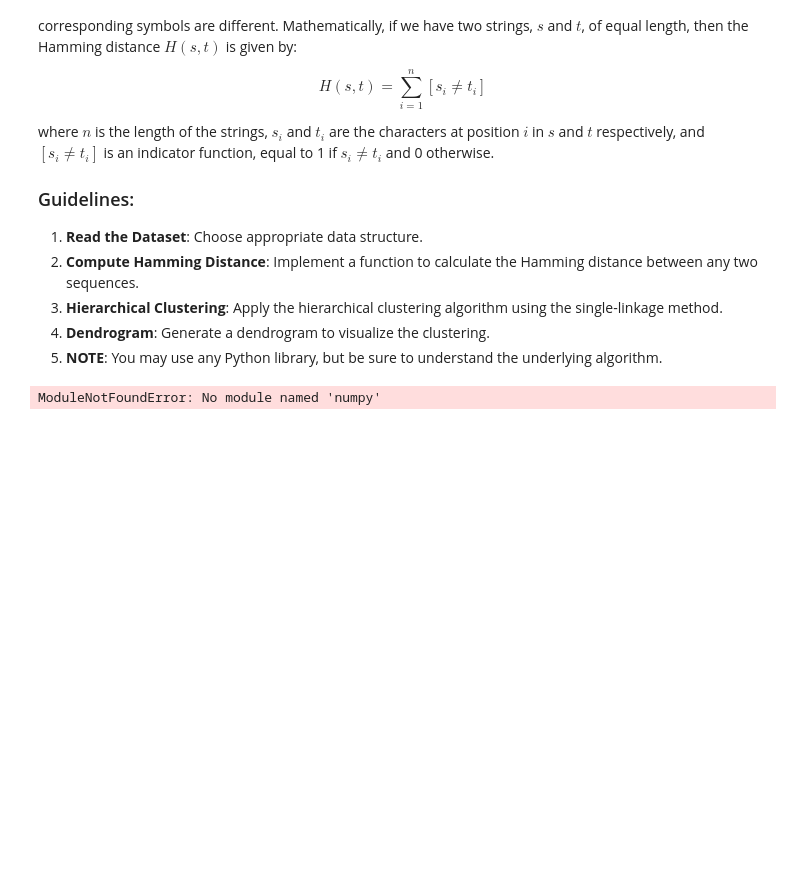
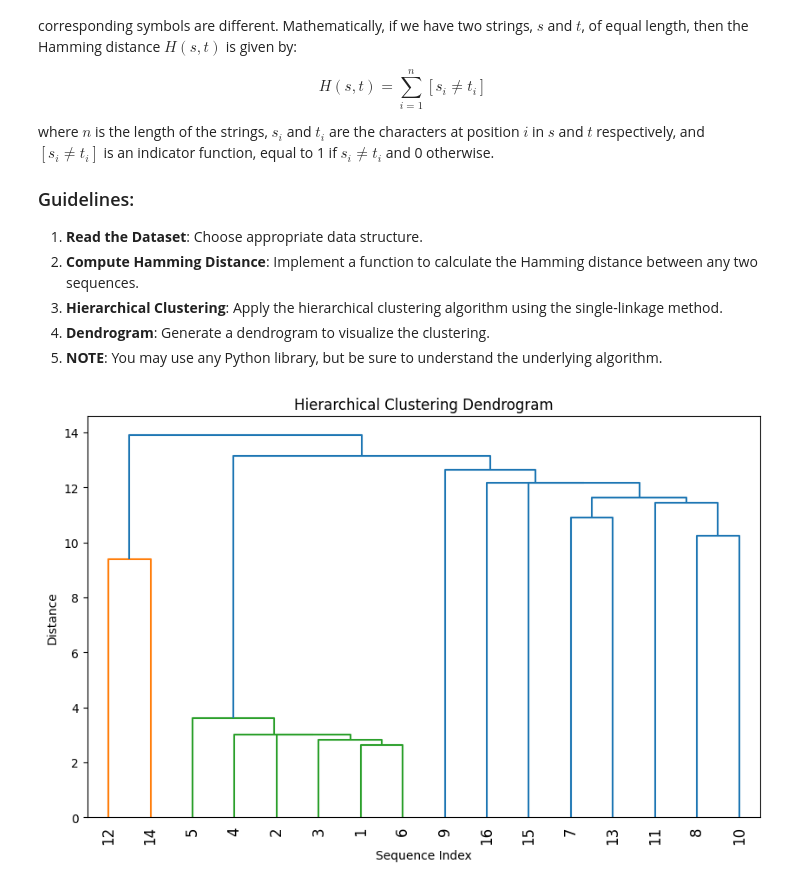
Before and after one commit to 365LIT/Data-Science-Fundamentals, a Jupyter notebook: lecture_06/worksheet_06.ipynb, the cells around one changed output. Drawn from its saved outputs; the diff is of its cells as text; code cells hidden in the pictures; blank space fills up the shorter version.

```diff
--- a/lecture_06/worksheet_06.ipynb
+++ b/lecture_06/worksheet_06.ipynb
@@ -165,34 +147,50 @@ sequences = [
 # %%
 import numpy as np
 from scipy.cluster.hierarchy import dendrogram, linkage
 import matplotlib.pyplot as plt
 
+sequences = [
+  'ACGTGGTCTTAA',
+ 'ACGTCGTCTTAC',
+ 'ACGTGGTCTTAC',
+ 'ACGTAGTCTTAA',
+ 'ACGTGGTCTTCC',
+ 'ACGTGGTCTTAG',
+ 'CTGTTAAATAAG',
+ 'GGTTAGAACACG',
+ 'AGTGGTTGAAGT',
+ 'GGCTTACACCCT',
+ 'AGATTGTCCACT',
+ 'CATGCGGTCAAC',
+ 'ATATATCATAGC',
+ 'TTTGCGGTTGGA',
+ 'GAATGGTCAGAA',
+ 'GTGATGCTGTCT']
+
 def hamming_distance(s1, s2):
     distance = sum(1 for a, b in zip(s1, s2) if a != b)
-    return
-
-
+    return distance
 
 def hierarchical_clustering(sequences):
     # Calculate pairwise distances using Hamming distance
     n = len(sequences)
     distances = np.zeros((n, n))
     for i in range(n):
         for j in range(i + 1, n):
             distances[i, j] = hamming_distance(sequences[i], sequences[j])
             distances[j, i] = distances[i, j]
 
     # Perform hierarchical clustering
     linkage_matrix = linkage(distances, method='single')
 
     # Plot dendrogram
     plt.figure(figsize=(10, 6))
     dendrogram(linkage_matrix, labels=range(1, n + 1), leaf_rotation=90)
     plt.title('Hierarchical Clustering Dendrogram')
     plt.xlabel('Sequence Index')
     plt.ylabel('Distance')
     plt.show()
 
 hierarchical_clustering(sequences)
 # %% [output]
-ModuleNotFoundError: No module named 'numpy'
+[figure, added]
```
Also changed, not shown: parts of 1 cell of this notebook.
